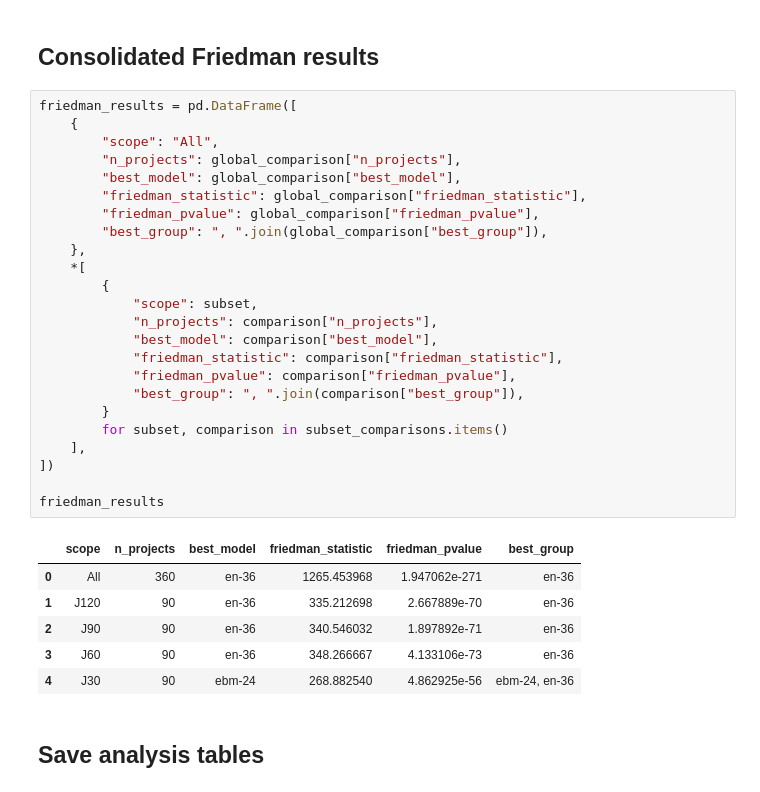
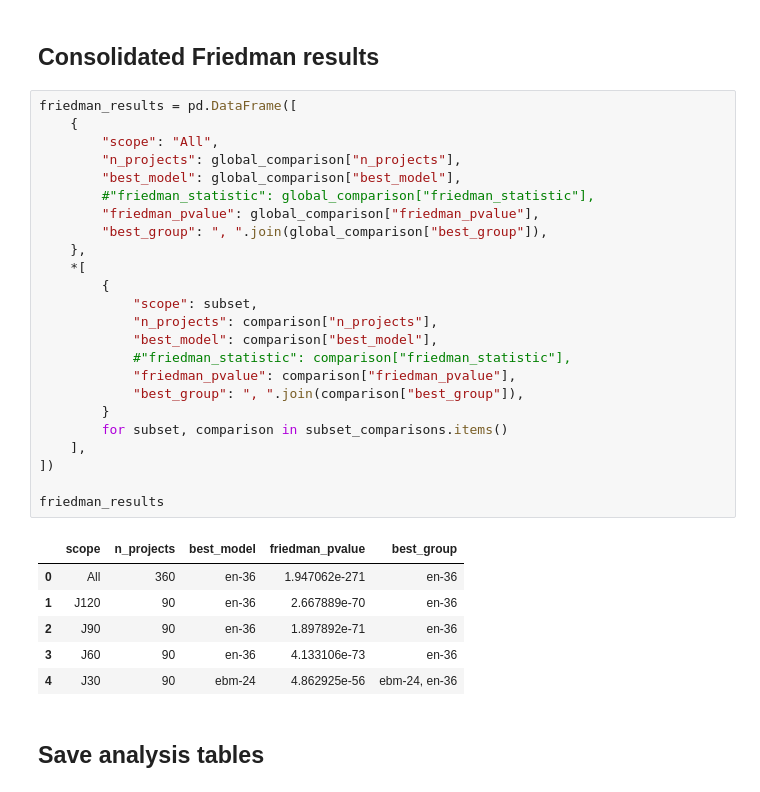
Before and after one commit to jismartin/GlassBoxEVM, a Jupyter notebook: model_evaluation.ipynb, the cells around one changed output. Cells and saved outputs as stored; diff of their text form.

```diff
--- a/model_evaluation.ipynb
+++ b/model_evaluation.ipynb
@@ -486,34 +486,34 @@ Conover post-hoc test for all model pairs (bonferroni correction).
 # %%
 friedman_results = pd.DataFrame([
     {
         "scope": "All",
         "n_projects": global_comparison["n_projects"],
         "best_model": global_comparison["best_model"],
-        "friedman_statistic": global_comparison["friedman_statistic"],
+        #"friedman_statistic": global_comparison["friedman_statistic"],
         "friedman_pvalue": global_comparison["friedman_pvalue"],
         "best_group": ", ".join(global_comparison["best_group"]),
     },
     *[
         {
             "scope": subset,
             "n_projects": comparison["n_projects"],
             "best_model": comparison["best_model"],
-            "friedman_statistic": comparison["friedman_statistic"],
+            #"friedman_statistic": comparison["friedman_statistic"],
             "friedman_pvalue": comparison["friedman_pvalue"],
             "best_group": ", ".join(comparison["best_group"]),
         }
         for subset, comparison in subset_comparisons.items()
     ],
 ])
 
 friedman_results
 # %% [output]
-|  | scope | n_projects | best_model | friedman_statistic | friedman_pvalue | best_group |
-| 0 | All | 360 | en-36 | 1265.453968 | 1.947062e-271 | en-36 |
-| 1 | J120 | 90 | en-36 | 335.212698 | 2.667889e-70 | en-36 |
-| 2 | J90 | 90 | en-36 | 340.546032 | 1.897892e-71 | en-36 |
-| 3 | J60 | 90 | en-36 | 348.266667 | 4.133106e-73 | en-36 |
-| 4 | J30 | 90 | ebm-24 | 268.882540 | 4.862925e-56 | ebm-24, en-36 |
+|  | scope | n_projects | best_model | friedman_pvalue | best_group |
+| 0 | All | 360 | en-36 | 1.947062e-271 | en-36 |
+| 1 | J120 | 90 | en-36 | 2.667889e-70 | en-36 |
+| 2 | J90 | 90 | en-36 | 1.897892e-71 | en-36 |
+| 3 | J60 | 90 | en-36 | 4.133106e-73 | en-36 |
+| 4 | J30 | 90 | ebm-24 | 4.862925e-56 | ebm-24, en-36 |
 # %% [markdown]
 ## Save analysis tables
 # %%
```
Also changed, not shown: parts of 1 cell of this notebook, 6 other files.
